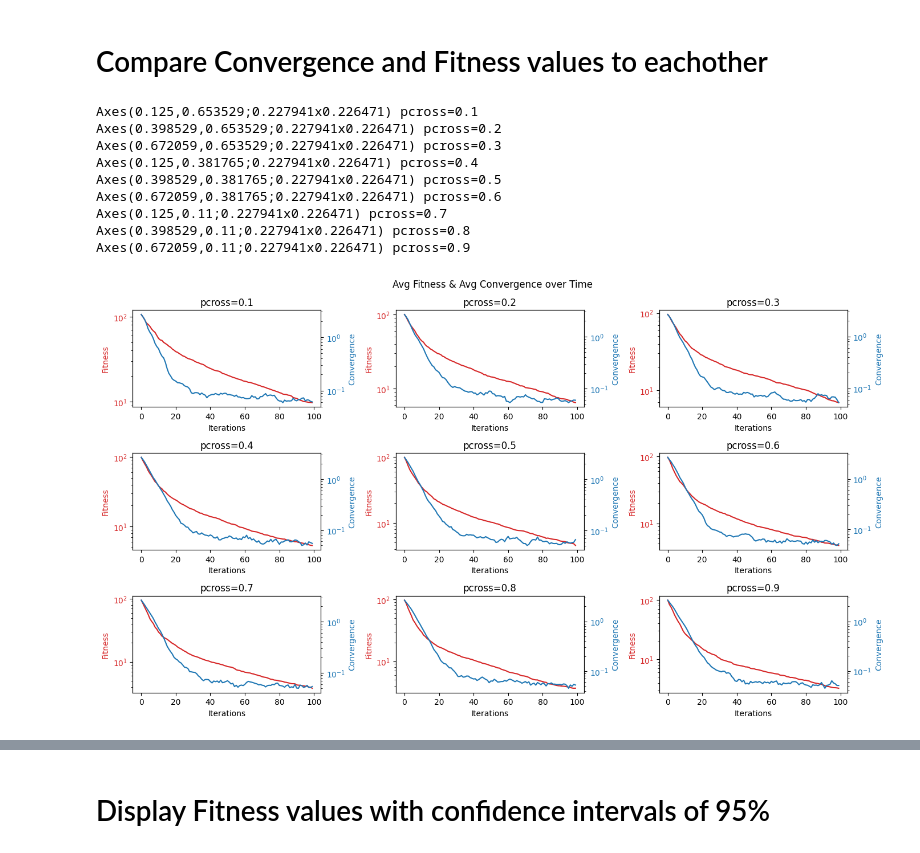
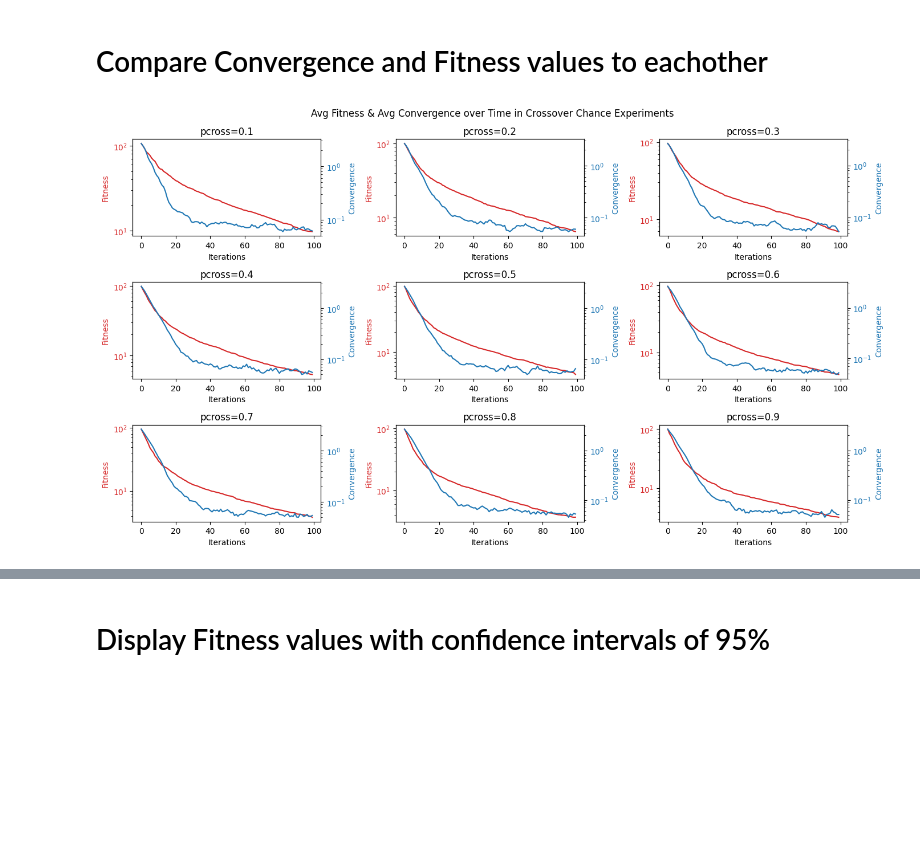
Before and after one commit to sebi-stewart/BioComputing-CSC3431-25-26-Assignment1, a Jupyter notebook: GA_Analysis.ipynb, the cells around one changed output, grey strips where cells are left out. Saved outputs shown, nothing was run; the diff lists cells and outputs as text; code cells hidden in the pictures; blank space fills up the shorter version.

```diff
--- a/GA_Analysis.ipynb
+++ b/GA_Analysis.ipynb
@@ -9,43 +27,34 @@ pcross_df = pd.read_csv('GA_log/trace-pcross.csv')
 # %%
 
 fig, axs = plt.subplots(3, 3, figsize=(14, 8))
-fig.suptitle("Avg Fitness & Avg Convergence over Time")
+fig.suptitle("Avg Fitness & Avg Convergence over Time in Crossover Chance Experiments")
 
 for ax, experiment in zip(axs.flat, pcross_df['ExperimentName'].drop_duplicates()):
     ax.set_title(experiment)
     df_filtered = pcross_df[pcross_df['ExperimentName'] == experiment]
     iterations = df_filtered['It']
     avg_best_fitness = df_filtered['AveBestFitness']
     avg_convergence = df_filtered['AvgConvergence']
 
     color = 'tab:red'
     ax.set_xlabel('Iterations')
 
     ax.set_ylabel('Fitness', color=color)
     ax.plot(iterations, avg_best_fitness, color=color)
     ax.tick_params(axis='y', labelcolor=color)
 
     ax2 = ax.twinx()
     color = 'tab:blue'
     ax2.set_ylabel('Convergence', color=color)
     ax2.plot(iterations, avg_convergence, color=color)
     ax2.tick_params(axis='y', labelcolor=color)
 
     ax.set_yscale('log')
     ax2.set_yscale('log')
 
 fig.tight_layout()
 plt.show()
 # %% [output]
-Axes(0.125,0.653529;0.227941x0.226471) pcross=0.1
-Axes(0.398529,0.653529;0.227941x0.226471) pcross=0.2
-Axes(0.672059,0.653529;0.227941x0.226471) pcross=0.3
-Axes(0.125,0.381765;0.227941x0.226471) pcross=0.4
-Axes(0.398529,0.381765;0.227941x0.226471) pcross=0.5
-Axes(0.672059,0.381765;0.227941x0.226471) pcross=0.6
-Axes(0.125,0.11;0.227941x0.226471) pcross=0.7
-Axes(0.398529,0.11;0.227941x0.226471) pcross=0.8
-Axes(0.672059,0.11;0.227941x0.226471) pcross=0.9
-[figure, old version]
+[figure, new version]
 # %%
 fig, (ax1, ax2) = plt.subplots(2, 1, figsize=(14, 8), sharex=True)
```
Also changed, not shown: parts of 21 cells of this notebook, 6 other files.
